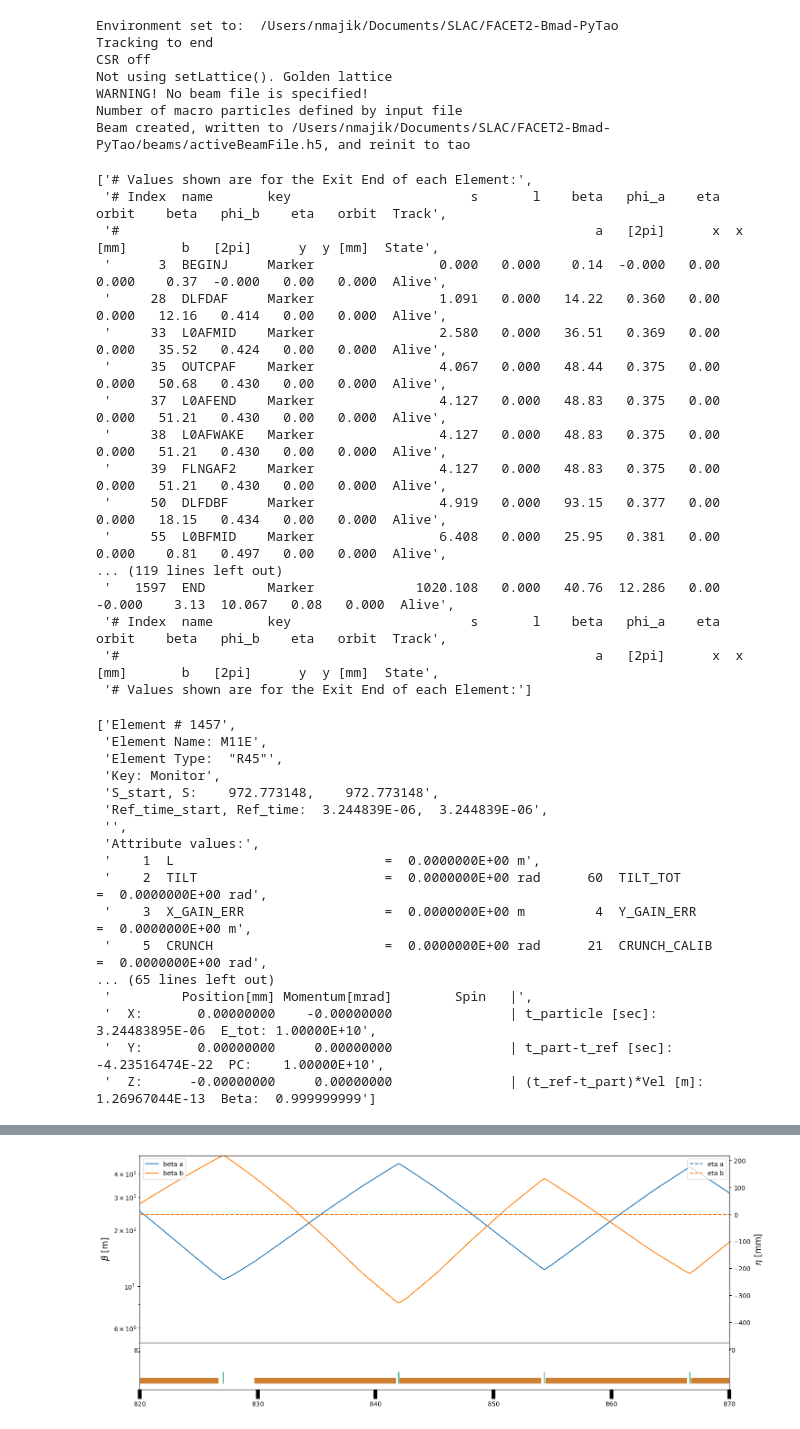
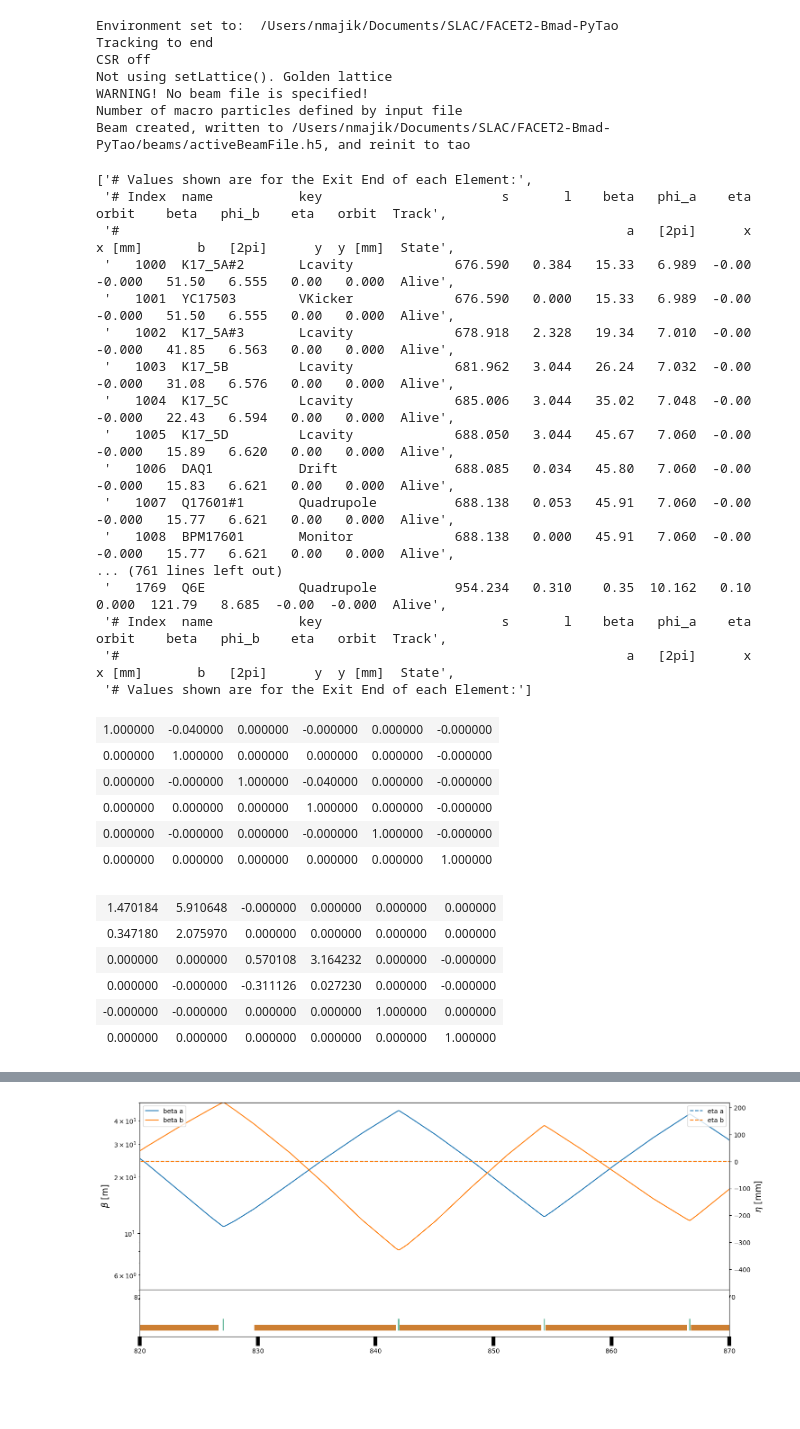
Before and after one commit to slaclab/FACET2-Bmad-PyTao, a Jupyter notebook: DELETEME.ipynb, the cells around one changed output, grey strips where cells are left out. Saved outputs shown, nothing was run; the diff lists cells and outputs as text; code cells hidden in the pictures; blank space fills up the shorter version.

```diff
--- a/DELETEME.ipynb
+++ b/DELETEME.ipynb
@@ -46,42 +46,38 @@ WARNING! No beam file is specified!
 Number of macro particles defined by input file
 Beam created, written to /Users/nmajik/Documents/SLAC/FACET2-Bmad-PyTao/beams/activeBeamFile.h5, and reinit to tao
 # %%
-tao.cmd("show lat MARKER::*")
+tao.cmd("show lat 1000:2000")
 # %% [output]
 ['# Values shown are for the Exit End of each Element:',
- '# Index  name       key                       s       l    beta   phi_a    eta   orbit    beta   phi_b    eta   orbit  Track',
- '#                                                             a   [2pi]      x  x [mm]       b   [2pi]      y  y [mm]  State',
- '      3  BEGINJ     Marker                0.000   0.000    0.14  -0.000   0.00   0.000    0.37  -0.000   0.00   0.000  Alive',
- '     28  DLFDAF     Marker                1.091   0.000   14.22   0.360   0.00   0.000   12.16   0.414   0.00   0.000  Alive',
- '     33  L0AFMID    Marker                2.580   0.000   36.51   0.369   0.00   0.000   35.52   0.424   0.00   0.000  Alive',
- '     35  OUTCPAF    Marker                4.067   0.000   48.44   0.375   0.00   0.000   50.68   0.430   0.00   0.000  Alive',
- '     37  L0AFEND    Marker                4.127   0.000   48.83   0.375   0.00   0.000   51.21   0.430   0.00   0.000  Alive',
- '     38  L0AFWAKE   Marker                4.127   0.000   48.83   0.375   0.00   0.000   51.21   0.430   0.00   0.000  Alive',
- '     39  FLNGAF2    Marker                4.127   0.000   48.83   0.375   0.00   0.000   51.21   0.430   0.00   0.000  Alive',
- '     50  DLFDBF     Marker                4.919   0.000   93.15   0.377   0.00   0.000   18.15   0.434   0.00   0.000  Alive',
- '     55  L0BFMID    Marker                6.408   0.000   25.95   0.381   0.00   0.000    0.81   0.497   0.00   0.000  Alive',
-... (119 lines left out)
- '   1597  END        Marker             1020.108   0.000   40.76  12.286   0.00  -0.000    3.13  10.067   0.08   0.000  Alive',
- '# Index  name       key                       s       l    beta   phi_a    eta   orbit    beta   phi_b    eta   orbit  Track',
- '#                                                             a   [2pi]      x  x [mm]       b   [2pi]      y  y [mm]  State',
+ '# Index  name           key                       s       l    beta   phi_a    eta   orbit    beta   phi_b    eta   orbit  Track',
+ '#                                                                 a   [2pi]      x  x [mm]       b   [2pi]      y  y [mm]  State',
+ '   1000  K17_5A#2       Lcavity             676.590   0.384   15.33   6.989  -0.00  -0.000   51.50   6.555   0.00   0.000  Alive',
+ '   1001  YC17503        VKicker             676.590   0.000   15.33   6.989  -0.00  -0.000   51.50   6.555   0.00   0.000  Alive',
+ '   1002  K17_5A#3       Lcavity             678.918   2.328   19.34   7.010  -0.00  -0.000   41.85   6.563   0.00   0.000  Alive',
+ '   1003  K17_5B         Lcavity             681.962   3.044   26.24   7.032  -0.00  -0.000   31.08   6.576   0.00   0.000  Alive',
+ '   1004  K17_5C         Lcavity             685.006   3.044   35.02   7.048  -0.00  -0.000   22.43   6.594   0.00   0.000  Alive',
+ '   1005  K17_5D         Lcavity             688.050   3.044   45.67   7.060  -0.00  -0.000   15.89   6.620   0.00   0.000  Alive',
+ '   1006  DAQ1           Drift               688.085   0.034   45.80   7.060  -0.00  -0.000   15.83   6.621   0.00   0.000  Alive',
+ '   1007  Q17601#1       Quadrupole          688.138   0.053   45.91   7.060  -0.00  -0.000   15.77   6.621   0.00   0.000  Alive',
+ '   1008  BPM17601       Monitor             688.138   0.000   45.91   7.060  -0.00  -0.000   15.77   6.621   0.00   0.000  Alive',
+... (761 lines left out)
+ '   1769  Q6E            Quadrupole          954.234   0.310    0.35  10.162   0.10   0.000  121.79   8.685  -0.00  -0.000  Alive',
+ '# Index  name           key                       s       l    beta   phi_a    eta   orbit    beta   phi_b    eta   orbit  Track',
+ '#                                                                 a   [2pi]      x  x [mm]       b   [2pi]      y  y [mm]  State',
  '# Values shown are for the Exit End of each Element:']
-# %%
-tao.cmd("show ele M11E -all")
-# %% [output]
-['Element # 1457',
- 'Element Name: M11E',
- 'Element Type:  "R45"',
- 'Key: Monitor',
- 'S_start, S:    972.773148,    972.773148',
- 'Ref_time_start, Ref_time:  3.244839E-06,  3.244839E-06',
- '',
- 'Attribute values:',
- '    1  L                           =  0.0000000E+00 m',
- '    2  TILT                        =  0.0000000E+00 rad      60  TILT_TOT                    =  0.0000000E+00 rad',
- '    3  X_GAIN_ERR                  =  0.0000000E+00 m         4  Y_GAIN_ERR                  =  0.0000000E+00 m',
- '    5  CRUNCH                      =  0.0000000E+00 rad      21  CRUNCH_CALIB                =  0.0000000E+00 rad',
-... (65 lines left out)
- '         Position[mm] Momentum[mrad]        Spin   |',
- '  X:       0.00000000    -0.00000000               | t_particle [sec]:        3.24483895E-06  E_tot: 1.00000E+10',
- '  Y:       0.00000000     0.00000000               | t_part-t_ref [sec]:     -4.23516474E-22  PC:    1.00000E+10',
- '  Z:      -0.00000000     0.00000000               | (t_ref-t_part)*Vel [m]:  1.26967044E-13  Beta:  0.999999999']
+# %%
+getMatrix(tao, "PENT", "IPOTR1", print = True);
+getMatrix(tao, "PENT", "WDSOTR", print = True);
+# %% [output]
+| 1.000000 | -0.040000 | 0.000000 | -0.000000 | 0.000000 | -0.000000 |
+| 0.000000 | 1.000000 | 0.000000 | 0.000000 | 0.000000 | -0.000000 |
+| 0.000000 | -0.000000 | 1.000000 | -0.040000 | 0.000000 | -0.000000 |
+| 0.000000 | 0.000000 | 0.000000 | 1.000000 | 0.000000 | -0.000000 |
+| 0.000000 | -0.000000 | 0.000000 | -0.000000 | 1.000000 | -0.000000 |
+| 0.000000 | 0.000000 | 0.000000 | 0.000000 | 0.000000 | 1.000000 |
+| 1.470184 | 5.910648 | -0.000000 | 0.000000 | 0.000000 | 0.000000 |
+| 0.347180 | 2.075970 | 0.000000 | 0.000000 | 0.000000 | 0.000000 |
+| 0.000000 | 0.000000 | 0.570108 | 3.164232 | 0.000000 | -0.000000 |
+| 0.000000 | -0.000000 | -0.311126 | 0.027230 | 0.000000 | -0.000000 |
+| -0.000000 | -0.000000 | 0.000000 | 0.000000 | 1.000000 | 0.000000 |
+| 0.000000 | 0.000000 | 0.000000 | 0.000000 | 0.000000 | 1.000000 |
```
Also changed, not shown: parts of 1 cell of this notebook, 25 other files.
